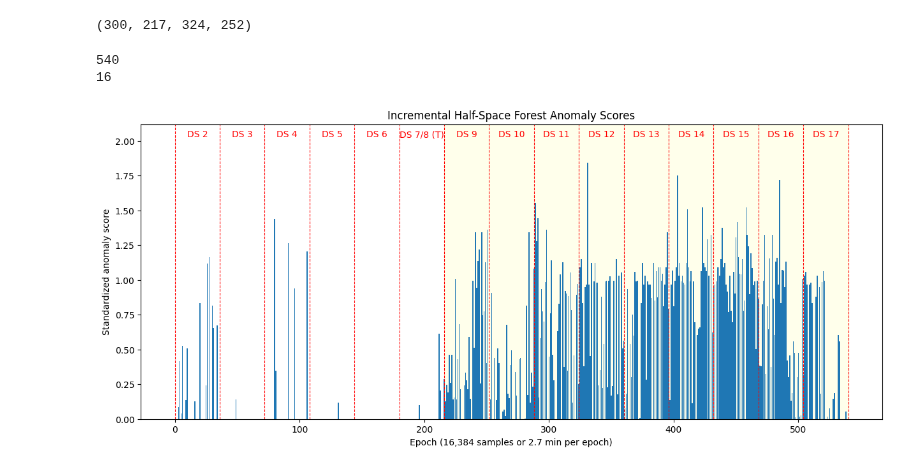
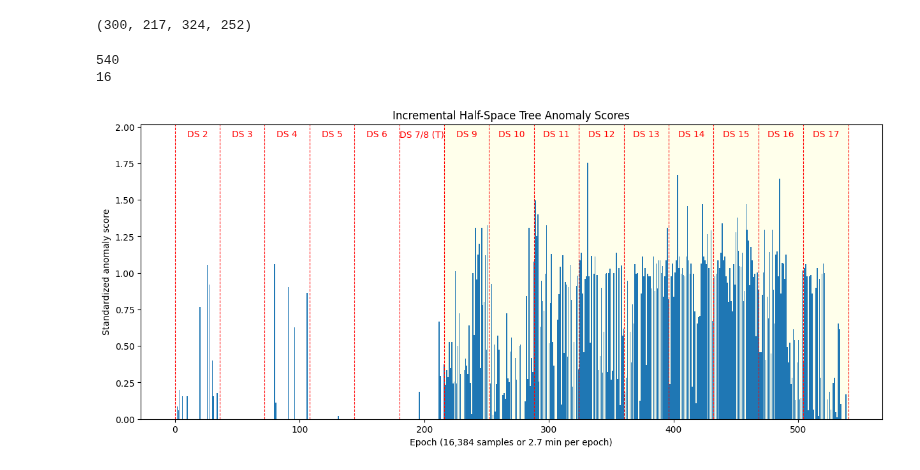
Before and after one commit to AmroAbdrabo/application-of-online-anomaly-detection-using-one-class-classification-to-z24, a Jupyter notebook: Chapter3-ActiveLearning/Streaming-AL/River/river_experiments_occ.ipynb, the cells around one changed output. Saved outputs shown, nothing was run; the diff lists cells and outputs as text; code cells hidden in the pictures.

Commit message:
occ all plots

```diff
--- a/Chapter3-ActiveLearning/Streaming-AL/River/river_experiments_occ.ipynb
+++ b/Chapter3-ActiveLearning/Streaming-AL/River/river_experiments_occ.ipynb
@@ -764,12 +815,15 @@ class IncrementalHalfSpace():
             sc = self.hst.score_one(data)
             if self.ctr < self.h_len:
                 self.an_sc.append(sc) # to find if an anomaly is in fact anomalous, we must have a (running) distribution of anomalies
-            return [sc]
+            if len(self.an_sc)> 1:
+                return [(sc - np.mean(self.an_sc))/np.std(self.an_sc)]
+            else:
+                return [sc]
         else:
             scores = []
             for el in data:
                 inst = {f'x_{i}': val  for i, val in enumerate(el)}
-                scores.append(self.hst.score_one(inst))
+                scores.append((self.hst.score_one(inst) - np.mean(self.an_sc))/np.std(self.an_sc))
             return scores
 
     def decision_function(self, data):
@@ -806,10 +860,11 @@ np.sum(np.array(slhs.d_preds) < 0), np.sum(np.array(slhs.h_preds) > 0), len(slhs
 # %% [output]
 (300, 217, 324, 252)
 # %%
-plot_anom(slhs, "Incremental Half-Space Forest Anomaly Scores")
+%matplotlib inline
+plot_anom(slhs, "Incremental Half-Space Tree Anomaly Scores")
 # %% [output]
 540
 16
-[figure, old version]
+[figure, new version]
 # %%
 plot_decision_boundary(slhs.clf, np.vstack((healthy_data_top, damage_data_top)), np.hstack((np.full(healthy_data_top.shape[0], 0), np.full(damage_data_top.shape[0], 1))))
```
Also changed, not shown: parts of 3 cells of this notebook, 1 other file.
